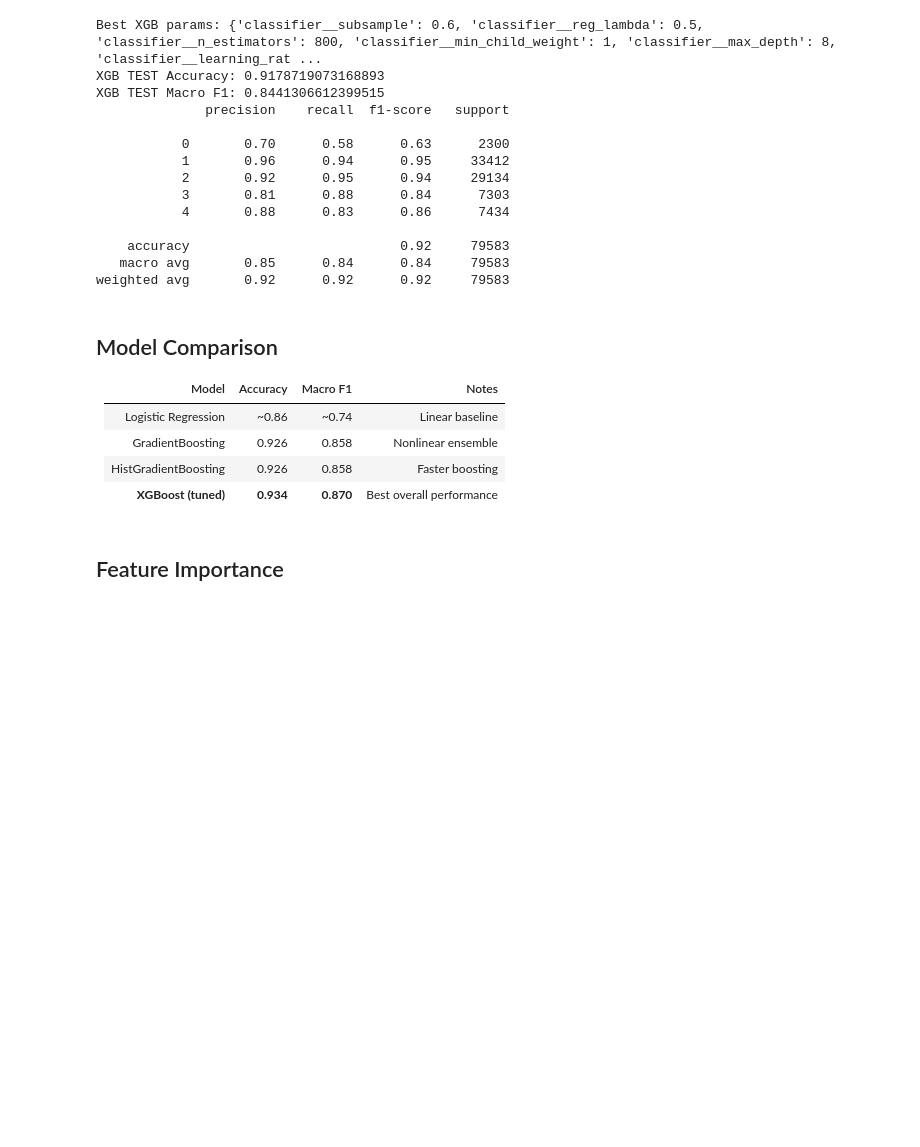
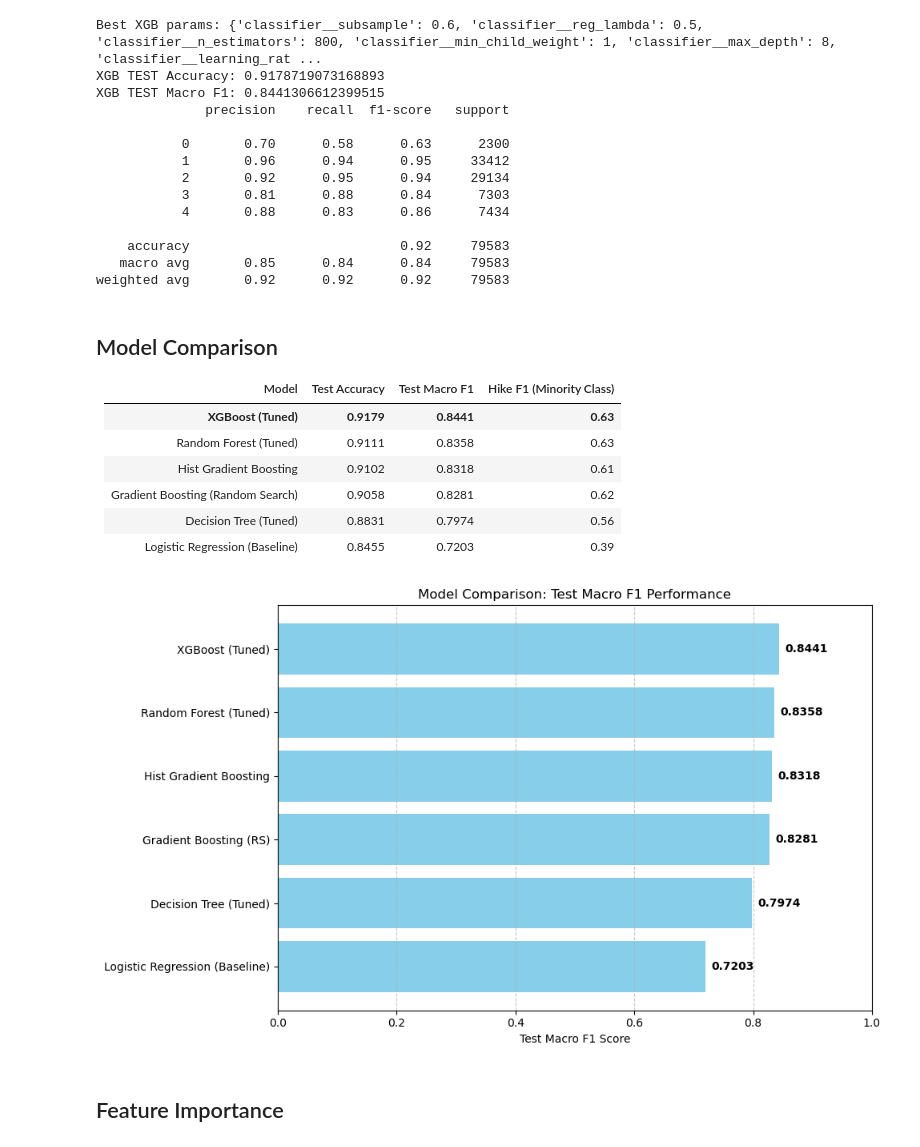
Before and after one commit to OGladfelter/sport-classification-model, a Jupyter notebook: 03-modeling.ipynb, the cells around one changed output. Saved outputs shown, nothing was run; the diff lists cells and outputs as text; code cells hidden in the pictures; blank space fills up the shorter version.

Commit message:
Model comparison table and plot

```diff
--- a/03-modeling.ipynb
+++ b/03-modeling.ipynb
@@ -630,12 +630,50 @@ weighted avg       0.92      0.92      0.92     79583
 # %% [markdown]
 ## Model Comparison
 
-| Model | Accuracy | Macro F1 | Notes |
+| Model | Test Accuracy | Test Macro F1 | Hike F1 (Minority Class) |
 |------|------|------|------|
-| Logistic Regression | ~0.86 | ~0.74 | Linear baseline |
-| GradientBoosting | 0.926 | 0.858 | Nonlinear ensemble |
-| HistGradientBoosting | 0.926 | 0.858 | Faster boosting |
-| **XGBoost (tuned)** | **0.934** | **0.870** | Best overall performance |
+| **XGBoost (Tuned)** | **0.9179** | **0.8441** | **0.63** |
+| Random Forest (Tuned) | 0.9111 | 0.8358 | 0.63 |
+| Hist Gradient Boosting | 0.9102 | 0.8318 | 0.61 |
+| Gradient Boosting (Random Search) | 0.9058 | 0.8281 | 0.62 |
+| Decision Tree (Tuned) | 0.8831 | 0.7974 | 0.56 |
+| Logistic Regression (Baseline) | 0.8455 | 0.7203 | 0.39 |
+# %%
+import matplotlib.pyplot as plt
+import pandas as pd
+
+# Data extracted from notebook evaluation results
+results = {
+    'XGBoost (Tuned)': 0.8441,
+    'Random Forest (Tuned)': 0.8358,
+    'Hist Gradient Boosting': 0.8318,
+    'Gradient Boosting (RS)': 0.8281,
+    'Decision Tree (Tuned)': 0.7974,
+    'Logistic Regression (Baseline)': 0.7203
+}
+
+# Create DataFrame and sort for the chart
+df_results = pd.DataFrame(list(results.items()), columns=['Model', 'Macro F1'])
+df_results = df_results.sort_values(by='Macro F1', ascending=True)
+
+# Generate the chart
+plt.figure(figsize=(10, 6))
+bars = plt.barh(df_results['Model'], df_results['Macro F1'], color='skyblue')
+
+# Add numeric labels to the end of each bar
+for bar in bars:
+    plt.text(bar.get_width() + 0.01, bar.get_y() + bar.get_height()/2,
+             f'{bar.get_width():.4f}', va='center', fontweight='bold')
+
+plt.xlabel('Test Macro F1 Score')
+plt.title('Model Comparison: Test Macro F1 Performance')
+plt.xlim(0, 1.0)
+plt.grid(axis='x', linestyle='--', alpha=0.7)
+plt.tight_layout()
+
+plt.show()
+# %% [output]
+[figure, added]
 # %% [markdown]
 ## Feature Importance
 # %%
```
